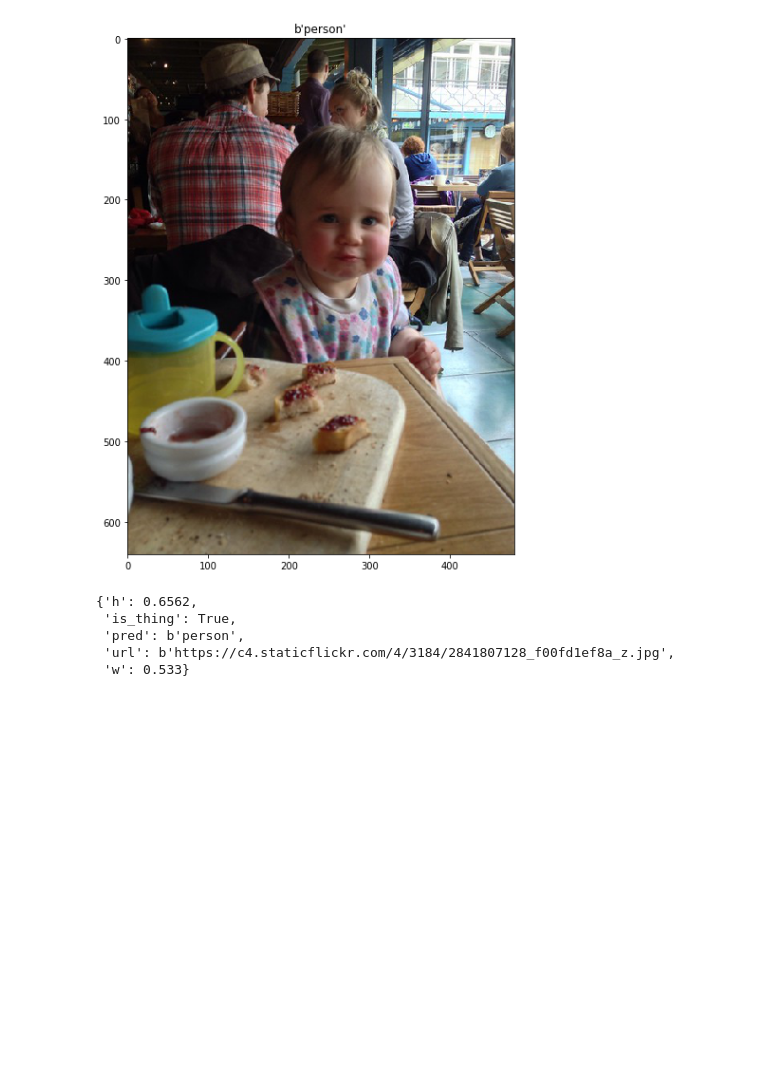
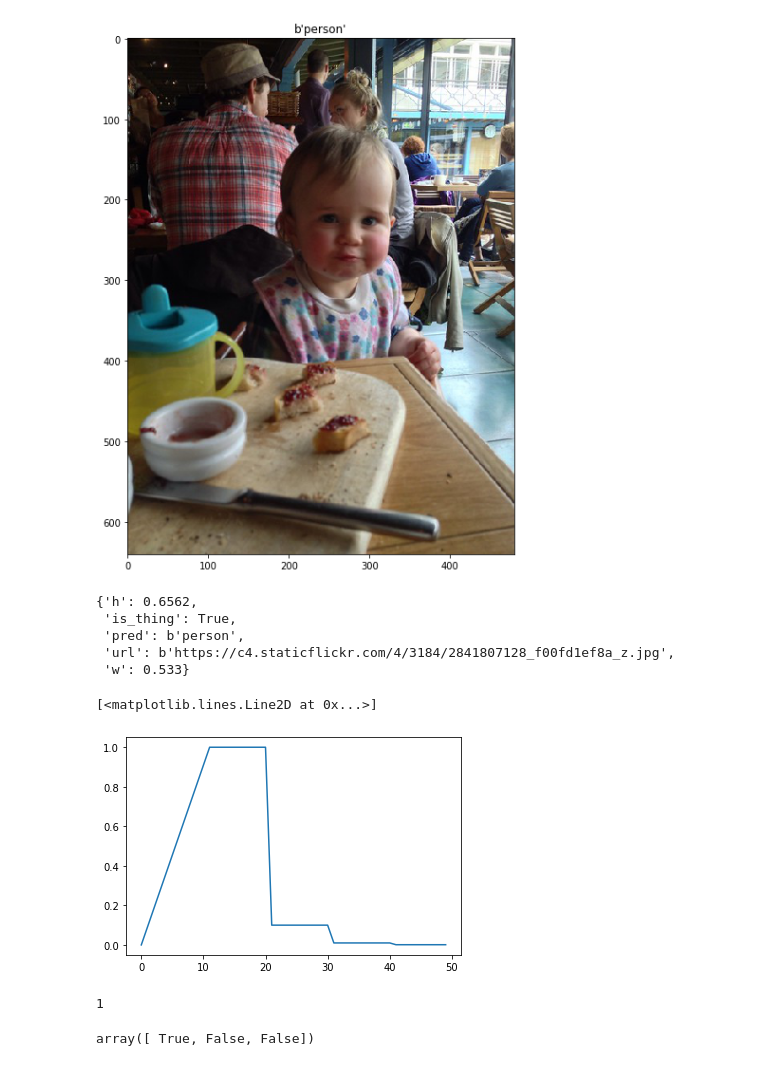
Before and after one commit to harpone/retrieval_app, a Jupyter notebook: notebooks/segmentation.ipynb, the cells around one changed output. Cells and saved outputs as stored; diff of their text form; code cells hidden in the pictures; blank space fills up the shorter version.

```diff
--- a/notebooks/segmentation.ipynb
+++ b/notebooks/segmentation.ipynb
@@ -208,3 +208,43 @@ entity
  'pred': b'person',
  'url': b'https://c4.staticflickr.com/4/3184/2841807128_f00fd1ef8a_z.jpg',
  'w': 0.533}
+# %%
+import numpy as np
+import matplotlib.pyplot as plt
+from munch import Munch
+
+args = Munch(warmup_peak=10,
+            decay_at_epochs=[20, 30, 40],
+            lr_decay_gamma=0.1)
+
+def lr_lambda(step):
+    warmup_peak = args.warmup_peak
+    decay_at_epochs = np.array(args.decay_at_epochs)
+    gamma = args.lr_decay_gamma
+    assert warmup_peak < np.min(decay_at_epochs)
+    if step <= warmup_peak:
+        return step / (warmup_peak + 1)
+    else:
+        stage = np.sum(step > decay_at_epochs)
+        return gamma ** stage
+
+vals = list()
+for step in np.arange(50):
+    vals.append(lr_lambda(step))
+
+plt.plot(vals)
+# %% [output]
+[<matplotlib.lines.Line2D at 0x...>]
+[figure, added]
+# %%
+decay_at_epochs = np.array([20, 30, 40])
+gamma = 25
+
+stage = np.sum(gamma > decay_at_epochs)
+print(stage)
+# %% [output]
+1
+# %%
+gamma > decay_at_epochs
+# %% [output]
+array([ True, False, False])
```
